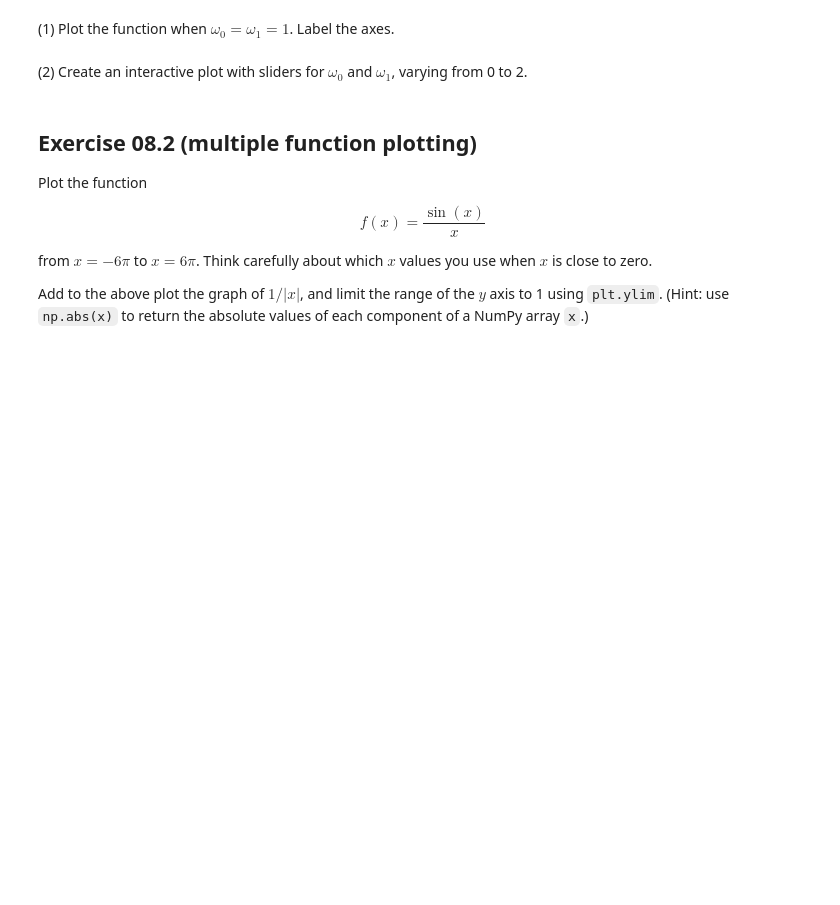
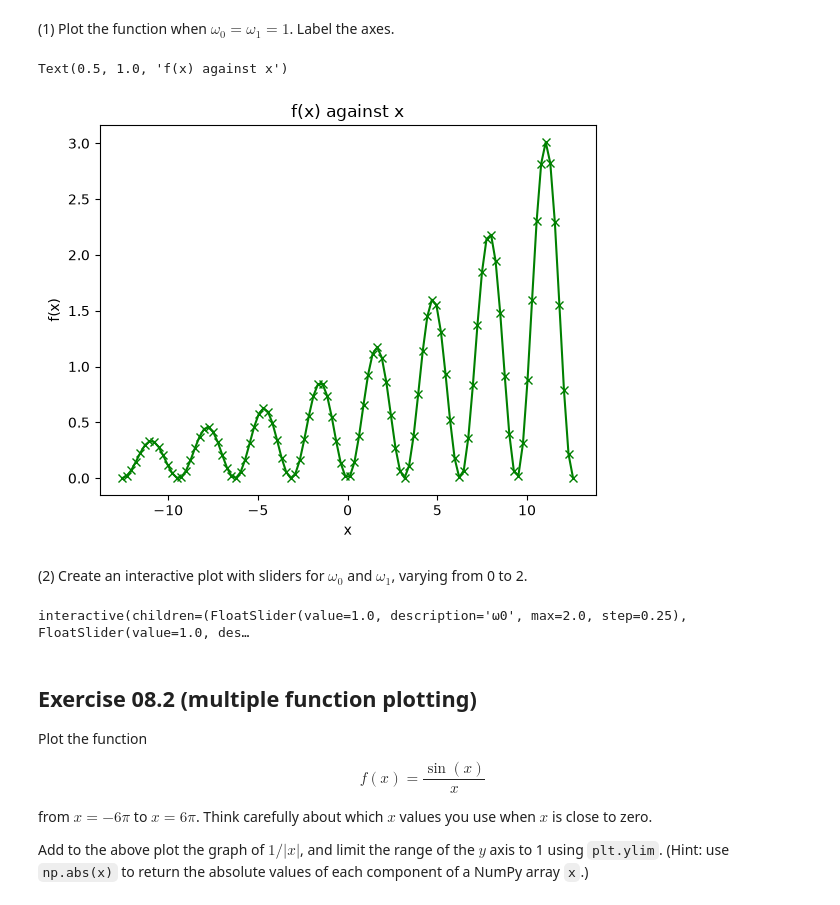
Before and after one commit to adrianchiu0218/PartIA-Computing-Michaelmas_khac5, a Jupyter notebook: Exercises/08 Exercises.ipynb, the cells around one changed output. Drawn from its saved outputs; the diff is of its cells as text; code cells hidden in the pictures; blank space fills up the shorter version.

```diff
--- a/Exercises/08 Exercises.ipynb
+++ b/Exercises/08 Exercises.ipynb
@@ -18,9 +16,19 @@ from $x = -4\pi$ to $x = 4\pi$.
 (1) Plot the function when $\omega_{0} = \omega_{1} = 1$. Label the axes.
 # %%
 num_points = 100
+#creating equally spaced points
 x = np.linspace(-4 * np.pi, 4 * np.pi, num=num_points)
+#function
+f = np.exp(x / 10) * np.sin(x) * np.sin(x)
 
-f = np.exp(x / 10) * np.sin(x) * np.sin(x)
-...
+#plot with green crosses
+plt.plot(x,f, '-xg')
+#labelling axes and title
+plt.xlabel("x")
+plt.ylabel("f(x)")
+plt.title("f(x) against x")
+# %% [output]
+Text(0.5, 1.0, 'f(x) against x')
+[figure, added]
 # %% [markdown]
 (2) Create an interactive plot with sliders for $\omega_{0}$ and $\omega_{1}$, varying from 0 to 2.
@@ -31,3 +35,24 @@ from ipywidgets import interact
+# %%
+from ipywidgets import interact
+
+#interact plot function
+def plot(ω0=1, ω1 = 1):
+    #creating 50 equally spaced points
+    x = np.linspace(-4 * np.pi, 4 * np.pi, num=50)
+    #defining the function
+    f = np.exp(x / 10) * np.sin(ω1*x) * np.sin(ω0*x)
+    #plotting
+    plt.plot(x,f, '-xg')
+    plt.xlabel("x")
+    plt.ylabel("f(x)")
+    plt.title("f(x) against x")
+    #showing
+    plt.show()
+
+#calling function with interactive plotting
+interact(plot, ω0 = (0, 2, 0.25), ω1 = (0, 2, 0.25));
+# %% [output]
+interactive(children=(FloatSlider(value=1.0, description='ω0', max=2.0, step=0.25), FloatSlider(value=1.0, des…
 # %% [markdown]
 ## Exercise 08.2 (multiple function plotting)
 
```
Also changed, not shown: parts of 6 cells of this notebook, 7 other files.
